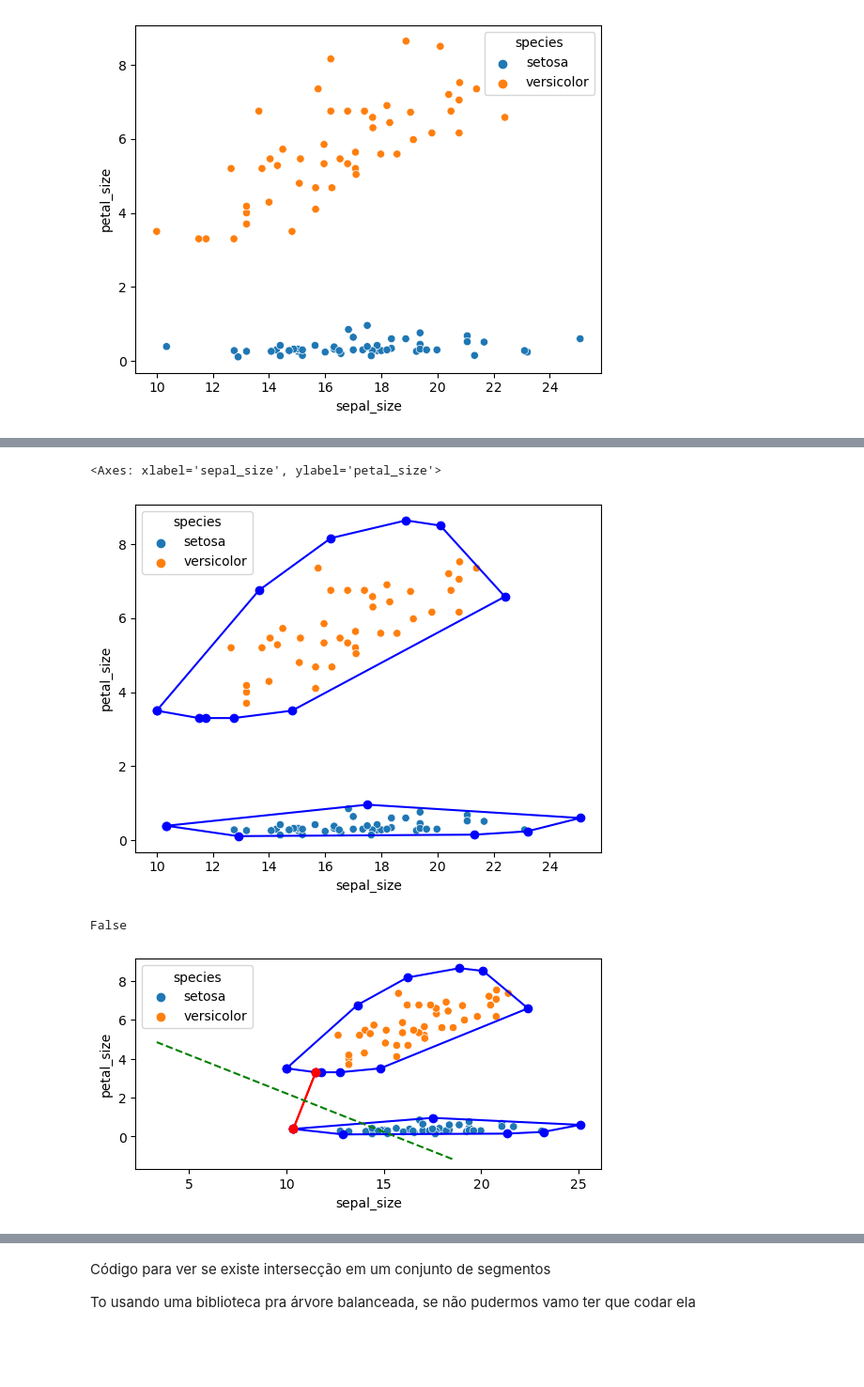
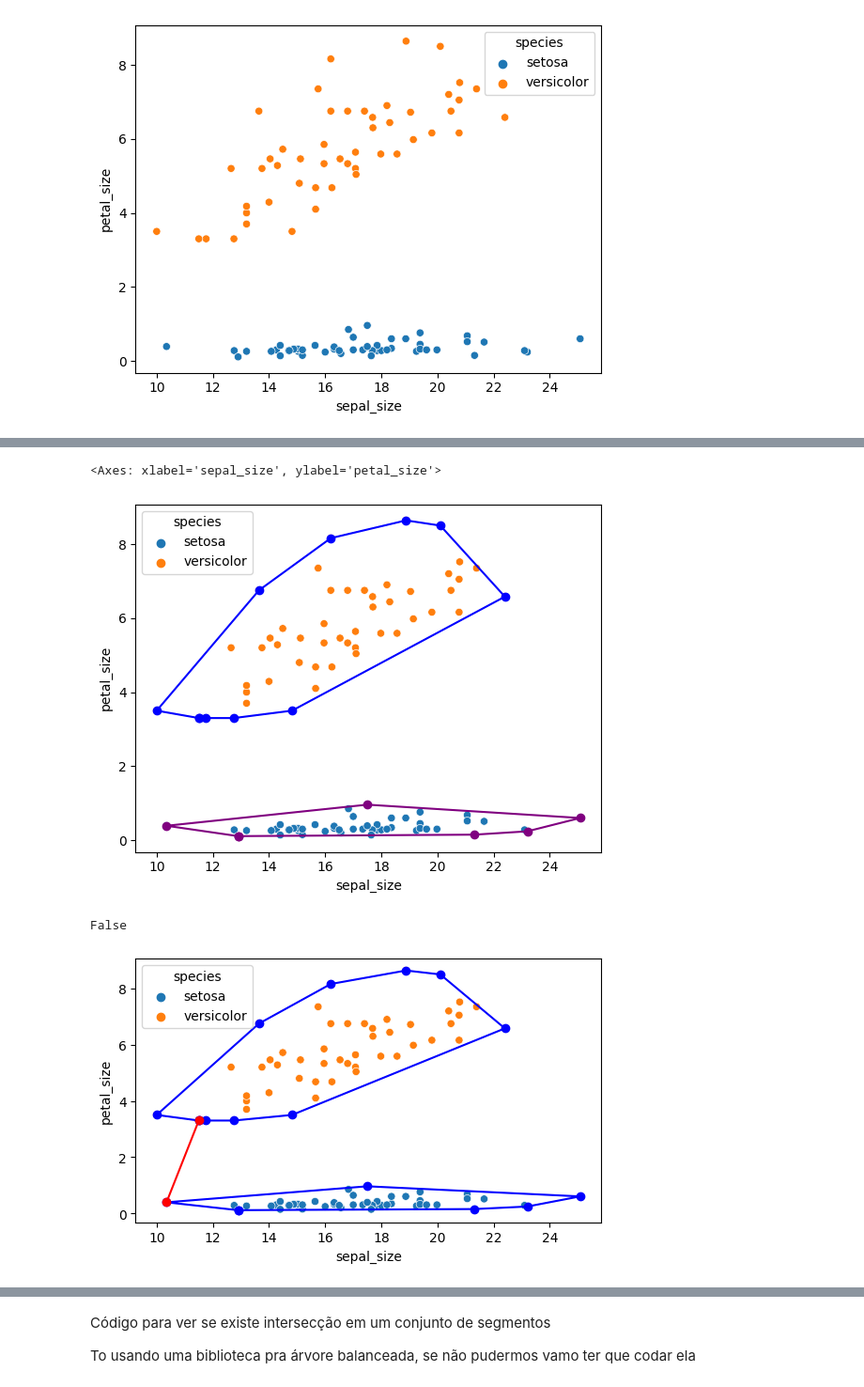
Before and after one commit to avelarh/TP-GeometriaComputacional-Alg2, a Jupyter notebook: envoltoria_convexa.ipynb, the cells around one changed output, grey strips where cells are left out. Shown at 94% size. Cells and saved outputs as stored; diff of their text form; code cells hidden in the pictures; blank space fills up the shorter version.

Commit message:
envoltoria_convexa envoltoria_convexa

```diff
--- a/envoltoria_convexa.ipynb
+++ b/envoltoria_convexa.ipynb
@@ -86,27 +85,29 @@ tipo1 = []
 tipo2 = []
 for i in range (0,x):
     if df['species'][i] == "setosa":
-        tipo1.append(((df["petal_size"][i]), df["sepal_size"][i]))
+        tipo1.append(((df["sepal_size"][i]), df["petal_size"][i]))
     else:
-        tipo2.append((df["petal_size"][i], df["sepal_size"][i]))
+        tipo2.append((df["sepal_size"][i], df["petal_size"][i]))
 # %%
 envoltoria11 = envoltoria_convexa(tipo1)
 envoltoria22= envoltoria_convexa(tipo2)
 
 
-y, x = zip(*envoltoria11)
+x, y = zip(*envoltoria11)
 
 # Criar um gráfico e plotar os pontos
-plt.plot(x + (x[0],), y + (y[0],), linestyle='-', marker='o', color='b')
+plt.plot(x + (x[0],), y + (y[0],), linestyle='-', marker='o', color='purple')
 
-d, c = zip(*envoltoria22)
+c,d = zip(*envoltoria22)
 
 # Criar um gráfico e plotar os pontos
 plt.plot(c + (c[0],), d + (d[0],), linestyle='-', marker='o', color='b')
+e,f = zip(*tipo1)
+g, h = zip(*tipo2)
 sns.scatterplot(data=iris, x='sepal_size', y='petal_size', hue='species')
 # %% [output]
 <Axes: xlabel='sepal_size', ylabel='petal_size'>
-[figure, old version]
+[figure, new version]
 # %%
 # Função para verificar a orientação dos pontos (usada para determinar a direção da rotação)
 def orientation(p, q, r):
@@ -214,41 +193,39 @@ def reta_perpendicular_ponto_medio(p1, p2):
 # %%
-x, y = df.shape
-tipo1 = []
-tipo2 = []
-for i in range (0,x):
-    if df['species'][i] == "setosa":
-        tipo1.append(((df["petal_size"][i]), df["sepal_size"][i]))
-    else:
-        tipo2.append((df["petal_size"][i], df["sepal_size"][i]))
-
 envoltoria11 = envoltoria_convexa(tipo1)
 envoltoria22= envoltoria_convexa(tipo2)
 
 pontos, dist = pontos_mais_proximos(envoltoria11, envoltoria22)
 
 
-y, x = zip(*envoltoria11)
+x, y = zip(*envoltoria11)
 
 plt.plot(x + (x[0],), y + (y[0],), linestyle='-', marker='o', color='b')
 
-d, c = zip(*envoltoria22)
+c, d = zip(*envoltoria22)
 
 plt.plot(c + (c[0],), d + (d[0],), linestyle='-', marker='o', color='b')
 sns.scatterplot(data=iris, x='sepal_size', y='petal_size', hue='species')
 
 p1, p2 = pontos
-plt.plot(*zip(*((p[1], p[0]) for p in pontos)), linestyle='-', color='r', marker='o')
+plt.plot(*zip(*((p[0], p[1]) for p in pontos)), linestyle='-', color='r', marker='o')
 
-p1, p2 = pontos
-plt.plot(*zip(*((p[1], p[0]) for p in pontos)), linestyle='-', color='r', marker='o')
 
 ######
 
+# ponto medio
+ponto_medio = ((p1[0] + p2[0]) / 2, (p1[1] + p2[1]) / 2)
 
-reta_perpendicular_ponto_medio(p1, p2)
+if p2[1] - p1[1] != 0:
+    inclinacao = (p2[1] - p1[1]) / (p2[0] - p1[0])
+    # Inclinação que gera a linha perpendicularr
+    inclinacao_perpendicular = -1 / inclinacao
+
+    delta = 3
+    y_perpendicular = [ponto_medio[0] - delta, ponto_medio[0] + delta]
+    x_perpendicular = [ponto_medio[1] - delta*inclinacao_perpendicular, ponto_medio[1] + delta*inclinacao_perpendicular]
 
 # deixando o gráfico proporcional
 plt.gca().set_aspect('equal', adjustable='box')
 plt.show()
 # %% [output]
-[figure, old version]
+[figure, new version]
```
Also changed, not shown: parts of 7 cells of this notebook.
